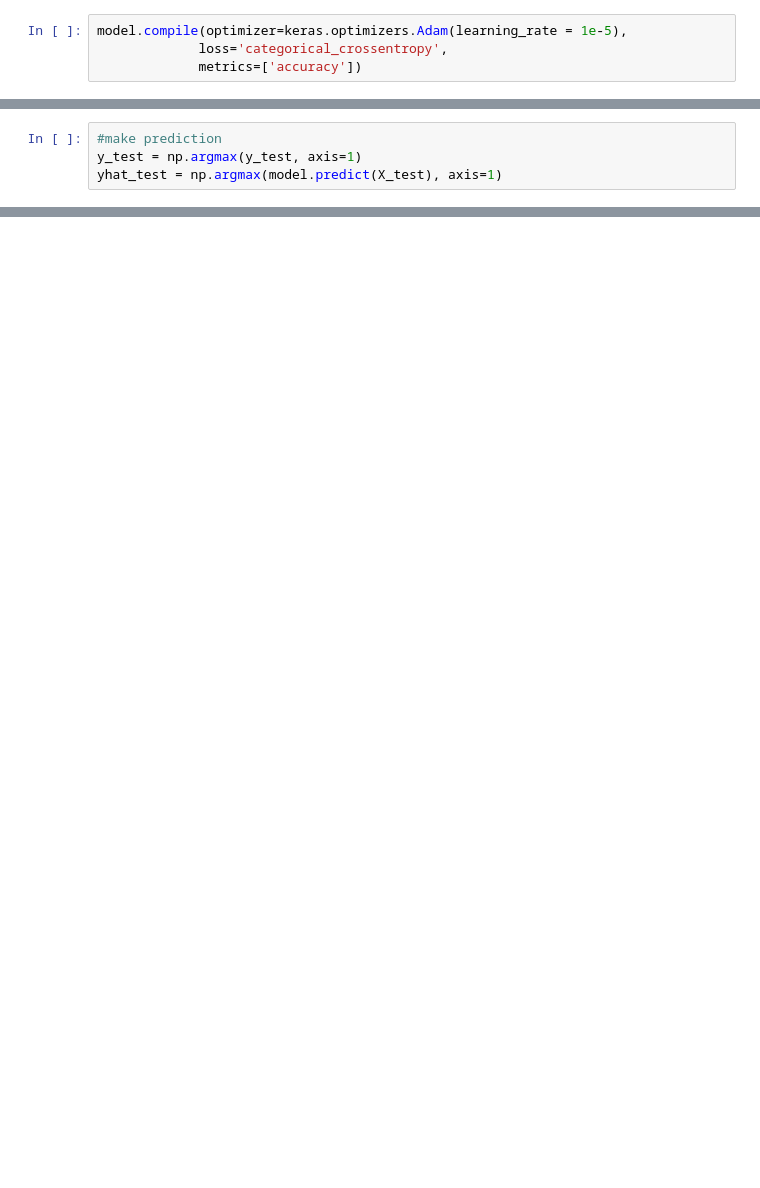
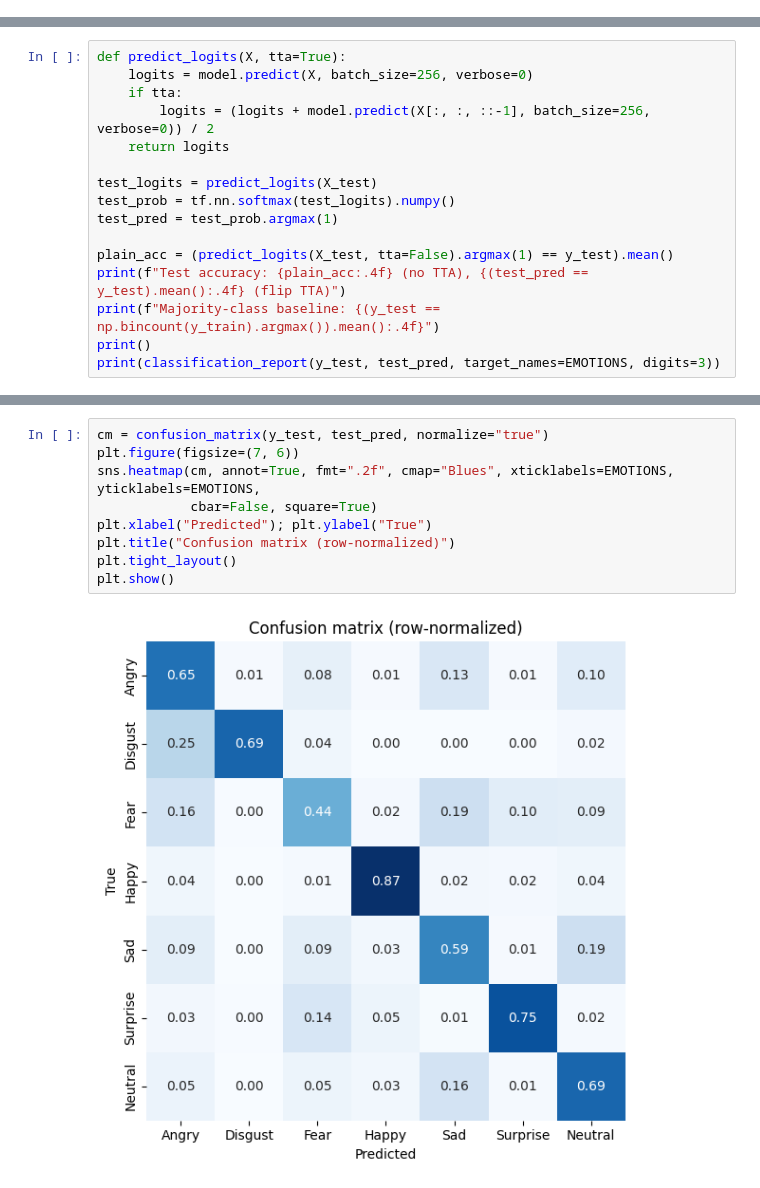
Before and after one commit to vzaisun/Emotion-recognition-using-explainable-AI, a Jupyter notebook: Emotion_recognition_using_gradcam.ipynb, the cells around one changed output, grey strips where cells are left out. Drawn from its saved outputs; the diff is of its cells as text; blank space fills up the shorter version.

```diff
--- a/Emotion_recognition_using_gradcam.ipynb
+++ b/Emotion_recognition_using_gradcam.ipynb
@@ -312,4 +228,0 @@ metrics = ['accuracy']
-# %%
-model.compile(optimizer=keras.optimizers.Adam(learning_rate = 1e-5),
-             loss='categorical_crossentropy',
-             metrics=['accuracy'])
@@ -402,4 +228,0 @@ Test accuracy & loss: [1.7809226512908936, 0.288520485162735]
-# %%
-#make prediction
-y_test = np.argmax(y_test, axis=1)
-yhat_test = np.argmax(model.predict(X_test), axis=1)
@@ -670,0 +246,16 @@ plt.show()
+# %%
+def predict_logits(X, tta=True):
+    logits = model.predict(X, batch_size=256, verbose=0)
+    if tta:
+        logits = (logits + model.predict(X[:, :, ::-1], batch_size=256, verbose=0)) / 2
+    return logits
+
+test_logits = predict_logits(X_test)
+test_prob = tf.nn.softmax(test_logits).numpy()
+test_pred = test_prob.argmax(1)
+
+plain_acc = (predict_logits(X_test, tta=False).argmax(1) == y_test).mean()
+print(f"Test accuracy: {plain_acc:.4f} (no TTA), {(test_pred == y_test).mean():.4f} (flip TTA)")
+print(f"Majority-class baseline: {(y_test == np.bincount(y_train).argmax()).mean():.4f}")
+print()
+print(classification_report(y_test, test_pred, target_names=EMOTIONS, digits=3))
@@ -670,0 +279,11 @@ plt.show()
+# %%
+cm = confusion_matrix(y_test, test_pred, normalize="true")
+plt.figure(figsize=(7, 6))
+sns.heatmap(cm, annot=True, fmt=".2f", cmap="Blues", xticklabels=EMOTIONS, yticklabels=EMOTIONS,
+            cbar=False, square=True)
+plt.xlabel("Predicted"); plt.ylabel("True")
+plt.title("Confusion matrix (row-normalized)")
+plt.tight_layout()
+plt.show()
+# %% [output]
+[figure, added]
```
Also changed, not shown: parts of 67 cells of this notebook.
